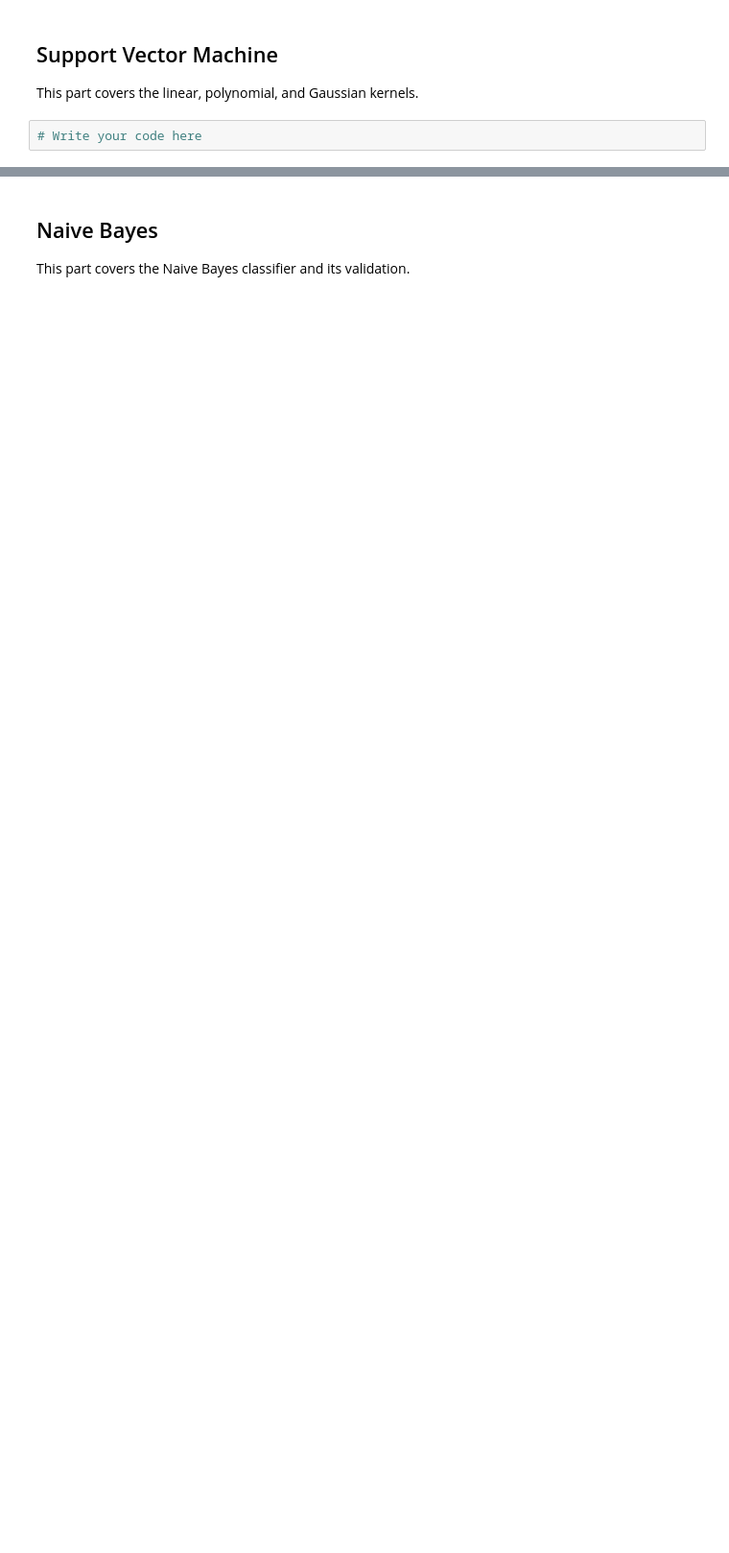
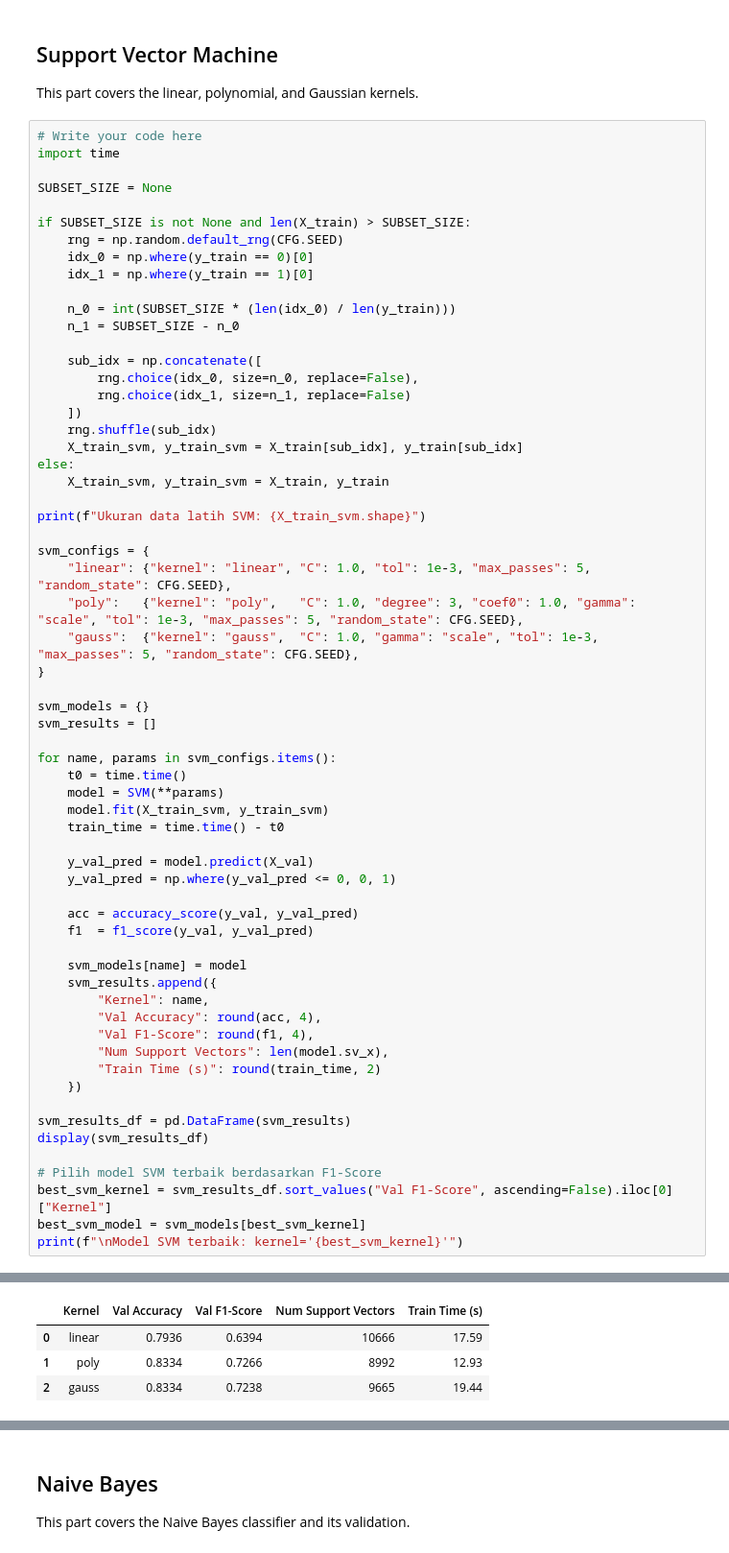
Before and after one commit to pidipam/IF3170_G07_superbubur, a Jupyter notebook: notebook.ipynb, the cells around one changed output, grey strips where cells are left out. Shown at 96% size. Cells and saved outputs as stored; diff of their text form; blank space fills up the shorter version.

```diff
--- a/notebook.ipynb
+++ b/notebook.ipynb
@@ -790,3 +1127,64 @@ plt.show()
 This part covers the linear, polynomial, and Gaussian kernels.
 # %%
 # Write your code here
+import time
+
+SUBSET_SIZE = None
+
+if SUBSET_SIZE is not None and len(X_train) > SUBSET_SIZE:
+    rng = np.random.default_rng(CFG.SEED)
+    idx_0 = np.where(y_train == 0)[0]
+    idx_1 = np.where(y_train == 1)[0]
+
+    n_0 = int(SUBSET_SIZE * (len(idx_0) / len(y_train)))
+    n_1 = SUBSET_SIZE - n_0
+
+    sub_idx = np.concatenate([
+        rng.choice(idx_0, size=n_0, replace=False),
+        rng.choice(idx_1, size=n_1, replace=False)
+    ])
+    rng.shuffle(sub_idx)
+    X_train_svm, y_train_svm = X_train[sub_idx], y_train[sub_idx]
+else:
+    X_train_svm, y_train_svm = X_train, y_train
+
+print(f"Ukuran data latih SVM: {X_train_svm.shape}")
+
+svm_configs = {
+    "linear": {"kernel": "linear", "C": 1.0, "tol": 1e-3, "max_passes": 5, "random_state": CFG.SEED},
+    "poly":   {"kernel": "poly",   "C": 1.0, "degree": 3, "coef0": 1.0, "gamma": "scale", "tol": 1e-3, "max_passes": 5, "random_state": CFG.SEED},
+    "gauss":  {"kernel": "gauss",  "C": 1.0, "gamma": "scale", "tol": 1e-3, "max_passes": 5, "random_state": CFG.SEED},
+}
+
+svm_models = {}
+svm_results = []
+
+for name, params in svm_configs.items():
+    t0 = time.time()
+    model = SVM(**params)
+    model.fit(X_train_svm, y_train_svm)
+    train_time = time.time() - t0
+
+    y_val_pred = model.predict(X_val)
+    y_val_pred = np.where(y_val_pred <= 0, 0, 1)
+
+    acc = accuracy_score(y_val, y_val_pred)
+    f1  = f1_score(y_val, y_val_pred)
+
+    svm_models[name] = model
+    svm_results.append({
+        "Kernel": name,
+        "Val Accuracy": round(acc, 4),
+        "Val F1-Score": round(f1, 4),
+        "Num Support Vectors": len(model.sv_x),
+        "Train Time (s)": round(train_time, 2)
+    })
+
+svm_results_df = pd.DataFrame(svm_results)
+display(svm_results_df)
+
+# Pilih model SVM terbaik berdasarkan F1-Score
+best_svm_kernel = svm_results_df.sort_values("Val F1-Score", ascending=False).iloc[0]["Kernel"]
+best_svm_model = svm_models[best_svm_kernel]
+print(f"\nModel SVM terbaik: kernel='{best_svm_kernel}'")
+# %% [output]
@@ -792,0 +1192,4 @@ This part covers the linear, polynomial, and Gaussian kernels.
+|  | Kernel | Val Accuracy | Val F1-Score | Num Support Vectors | Train Time (s) |
+| 0 | linear | 0.7936 | 0.6394 | 10666 | 17.59 |
+| 1 | poly | 0.8334 | 0.7266 | 8992 | 12.93 |
+| 2 | gauss | 0.8334 | 0.7238 | 9665 | 19.44 |
```
Also changed, not shown: parts of 30 cells of this notebook, 2 other files.
